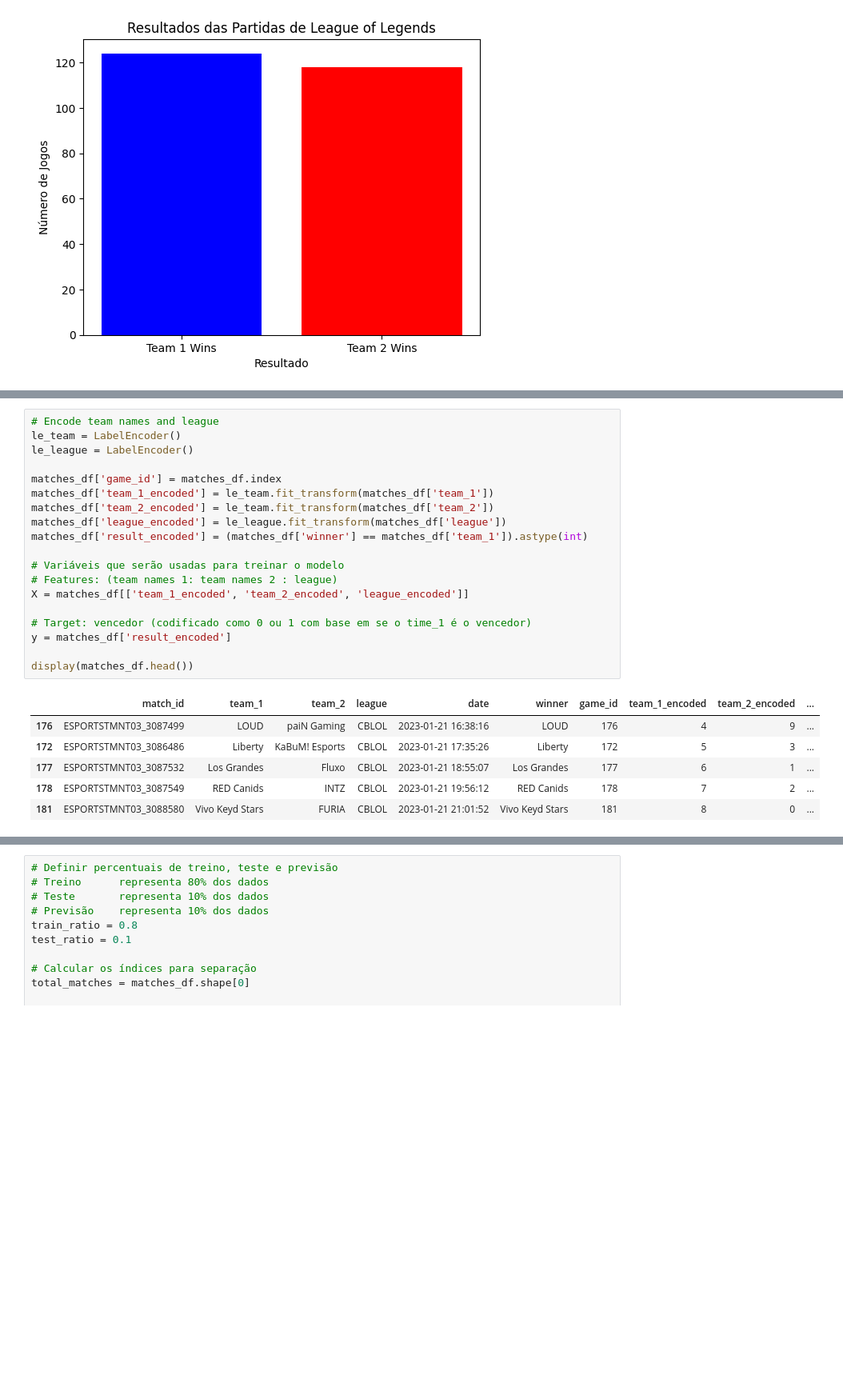
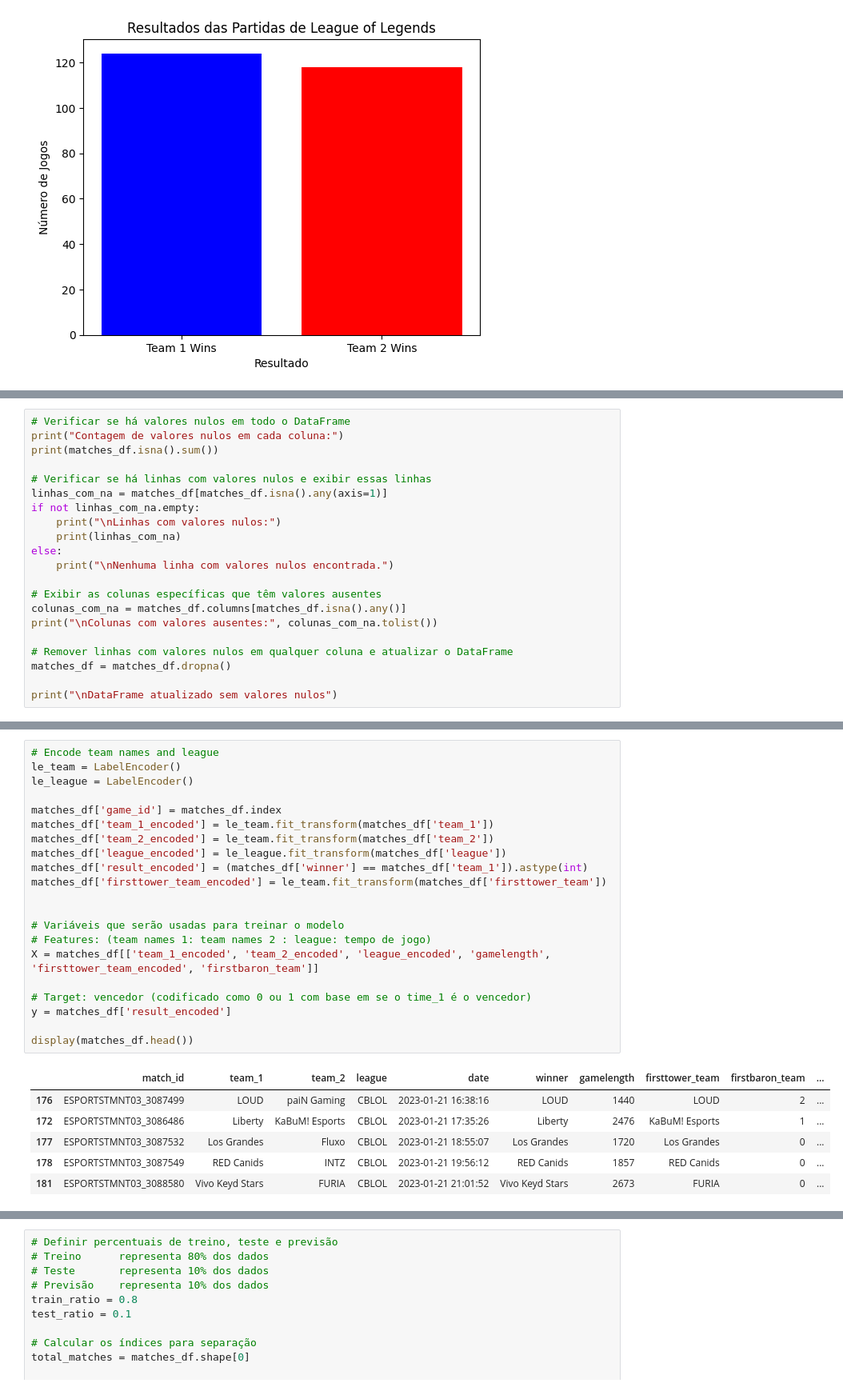
Before and after one commit to renan368/TCC-Renan-Oliveira, a Jupyter notebook: src/service/cblol/CBLOL2.ipynb, the cells around one changed output, grey strips where cells are left out. Shown: that part at 80% size. Cells and saved outputs as stored; diff of their text form; blank space fills up the shorter version.

```diff
--- a/src/service/cblol/CBLOL2.ipynb
+++ b/src/service/cblol/CBLOL2.ipynb
@@ -73,0 +81,21 @@ print(matches_df.head())
+# %%
+# Verificar se há valores nulos em todo o DataFrame
+print("Contagem de valores nulos em cada coluna:")
+print(matches_df.isna().sum())
+
+# Verificar se há linhas com valores nulos e exibir essas linhas
+linhas_com_na = matches_df[matches_df.isna().any(axis=1)]
+if not linhas_com_na.empty:
+    print("\nLinhas com valores nulos:")
+    print(linhas_com_na)
+else:
+    print("\nNenhuma linha com valores nulos encontrada.")
+
+# Exibir as colunas específicas que têm valores ausentes
+colunas_com_na = matches_df.columns[matches_df.isna().any()]
+print("\nColunas com valores ausentes:", colunas_com_na.tolist())
+
+# Remover linhas com valores nulos em qualquer coluna e atualizar o DataFrame
+matches_df = matches_df.dropna()
+
+print("\nDataFrame atualizado sem valores nulos")
@@ -74,29 +120,31 @@ print(matches_df.head())
 # %%
 # Encode team names and league
 le_team = LabelEncoder()
 le_league = LabelEncoder()
 
 matches_df['game_id'] = matches_df.index
 matches_df['team_1_encoded'] = le_team.fit_transform(matches_df['team_1'])
 matches_df['team_2_encoded'] = le_team.fit_transform(matches_df['team_2'])
 matches_df['league_encoded'] = le_league.fit_transform(matches_df['league'])
 matches_df['result_encoded'] = (matches_df['winner'] == matches_df['team_1']).astype(int)
+matches_df['firsttower_team_encoded'] = le_team.fit_transform(matches_df['firsttower_team'])
+
 
 # Variáveis que serão usadas para treinar o modelo
-# Features: (team names 1: team names 2 : league)
-X = matches_df[['team_1_encoded', 'team_2_encoded', 'league_encoded']]
+# Features: (team names 1: team names 2 : league: tempo de jogo)
+X = matches_df[['team_1_encoded', 'team_2_encoded', 'league_encoded', 'gamelength', 'firsttower_team_encoded', 'firstbaron_team']]
 
 # Target: vencedor (codificado como 0 ou 1 com base em se o time_1 é o vencedor)
 y = matches_df['result_encoded']
 
 display(matches_df.head())
 # %% [output]
-|  | match_id | team_1 | team_2 | league | date | winner | game_id | team_1_encoded | team_2_encoded | ... |
-| 176 | ESPORTSTMNT03_3087499 | LOUD | paiN Gaming | CBLOL | 2023-01-21 16:38:16 | LOUD | 176 | 4 | 9 | ... |
-| 172 | ESPORTSTMNT03_3086486 | Liberty | KaBuM! Esports | CBLOL | 2023-01-21 17:35:26 | Liberty | 172 | 5 | 3 | ... |
-| 177 | ESPORTSTMNT03_3087532 | Los Grandes | Fluxo | CBLOL | 2023-01-21 18:55:07 | Los Grandes | 177 | 6 | 1 | ... |
-| 178 | ESPORTSTMNT03_3087549 | RED Canids | INTZ | CBLOL | 2023-01-21 19:56:12 | RED Canids | 178 | 7 | 2 | ... |
-| 181 | ESPORTSTMNT03_3088580 | Vivo Keyd Stars | FURIA | CBLOL | 2023-01-21 21:01:52 | Vivo Keyd Stars | 181 | 8 | 0 | ... |
+|  | match_id | team_1 | team_2 | league | date | winner | gamelength | firsttower_team | firstbaron_team | ... |
+| 176 | ESPORTSTMNT03_3087499 | LOUD | paiN Gaming | CBLOL | 2023-01-21 16:38:16 | LOUD | 1440 | LOUD | 2 | ... |
+| 172 | ESPORTSTMNT03_3086486 | Liberty | KaBuM! Esports | CBLOL | 2023-01-21 17:35:26 | Liberty | 2476 | KaBuM! Esports | 1 | ... |
+| 177 | ESPORTSTMNT03_3087532 | Los Grandes | Fluxo | CBLOL | 2023-01-21 18:55:07 | Los Grandes | 1720 | Los Grandes | 0 | ... |
+| 178 | ESPORTSTMNT03_3087549 | RED Canids | INTZ | CBLOL | 2023-01-21 19:56:12 | RED Canids | 1857 | RED Canids | 0 | ... |
+| 181 | ESPORTSTMNT03_3088580 | Vivo Keyd Stars | FURIA | CBLOL | 2023-01-21 21:01:52 | Vivo Keyd Stars | 2673 | FURIA | 0 | ... |
 # %%
 # Normalização dos dados de entrada (features)
 scaler = MinMaxScaler().fit(X)
```
Also changed, not shown: parts of 9 cells of this notebook, 20 other files.
